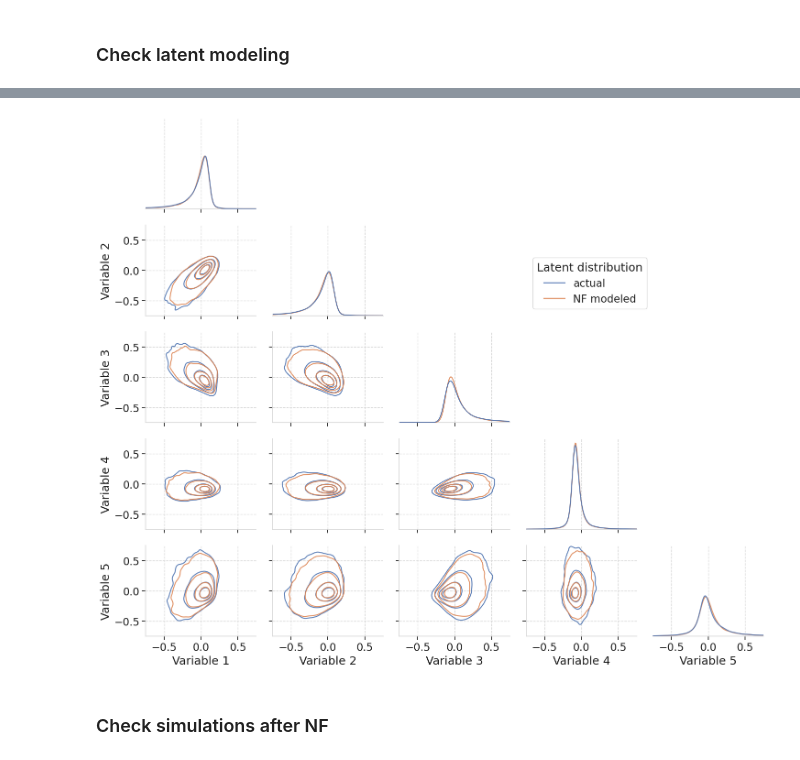
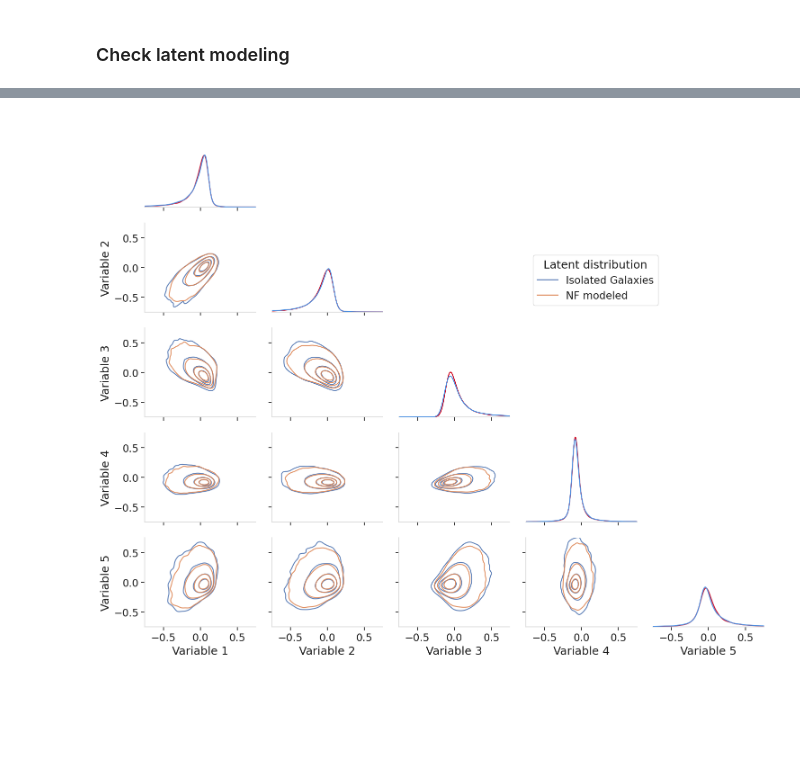
Before and after one commit to b-biswas/madness-benchmark, a Jupyter notebook: notebooks/3. Method.ipynb, the cells around one changed output, grey strips where cells are left out. Saved outputs shown, nothing was run; the diff lists cells and outputs as text; code cells hidden in the pictures; blank space fills up the shorter version.

Commit message:
Journal riv (#13)
* remove grids

* updated notebooks

* updated results

```diff
--- a/notebooks/3. Method.ipynb
+++ b/notebooks/3. Method.ipynb
@@ -117,9 +127,9 @@ for i in range(5):
         (latent_vars_list[i], sampled_latent_vars_list[i])
     )
 
-df_sns["latent type"] = ["actual"] * len(latent_vars_list[i]) + ["NF modeled"] * len(
-    sampled_latent_vars_list[i]
-)
+df_sns["latent type"] = ["Isolated Galaxies"] * len(latent_vars_list[i]) + [
+    "NF modeled"
+] * len(sampled_latent_vars_list[i])
 df_sns = pd.DataFrame(df_sns)
 # %%
 sns.set_theme(
@@ -127,7 +137,7 @@ sns.set_theme(
     style={
         "style": "whitegrid",
         "xtick.bottom": True,
-        "axes.grid": True,
+        "axes.grid": False,
         "xtick.top": False,
         "ytick.left": True,
         "ytick.right": False,
@@ -137,7 +147,7 @@ sns.set_theme(
         "axes.edgecolor": ".85",
         "axes.labelcolor": ".1",
     },
-    rc={"grid.color": ".85", "grid.linestyle": "--"},
+    rc={"grid.color": ".75", "grid.linestyle": "--"},
 )
 g = sns.PairGrid(df_sns, hue="latent type", corner=True)
 
@@ -147,35 +157,39 @@ g.map_lower(
     levels=[0.1, 0.25, 0.5, 0.75],
     gridsize=200,
     common_norm=False,
     common_grid=False,
     bw_method="scott",
     bw_adjust=0.15,
     fill=False,
     alpha=0.9,
+    hue_order=["Isolated Galaxies", "NF modeled"],
+    palette=["#4A90E2", "#D0021B"],
 )
 g.map_diag(
     sns.kdeplot,
     clip=[-1, 1],
     gridsize=200,
     common_norm=False,
     common_grid=True,
     bw_method="scott",
     bw_adjust=0.15,
-    alpha=0.9,
+    alpha=1,
+    hue_order=["Isolated Galaxies", "NF modeled"],
+    palette=["#4A90E2", "#D0021B"],
 )
 
 
 for col in range(5):
     g.axes[col, col].set_xlim([-0.75, 0.75])
     g.axes[col, col].set_ylim([-0.75, 0.75])
 
 g.add_legend(title="Latent distribution", loc=[0.65, 0.65], frameon=True)
 plt.tight_layout()
 
 plt.savefig(
-    os.path.join("results", "latent_distribution_correlation.pdf"), bbox_inches="tight"
+    os.path.join("results", "latent_distribution_correlation_transparent"),
+    bbox_inches="tight",
+    transparent=True,
 )
 # %% [output]
-[figure, old version]
+[figure, new version]
-# %% [markdown]
-### Check simulations after NF
```
Also changed, not shown: parts of 24 cells of this notebook, 32 other files.
